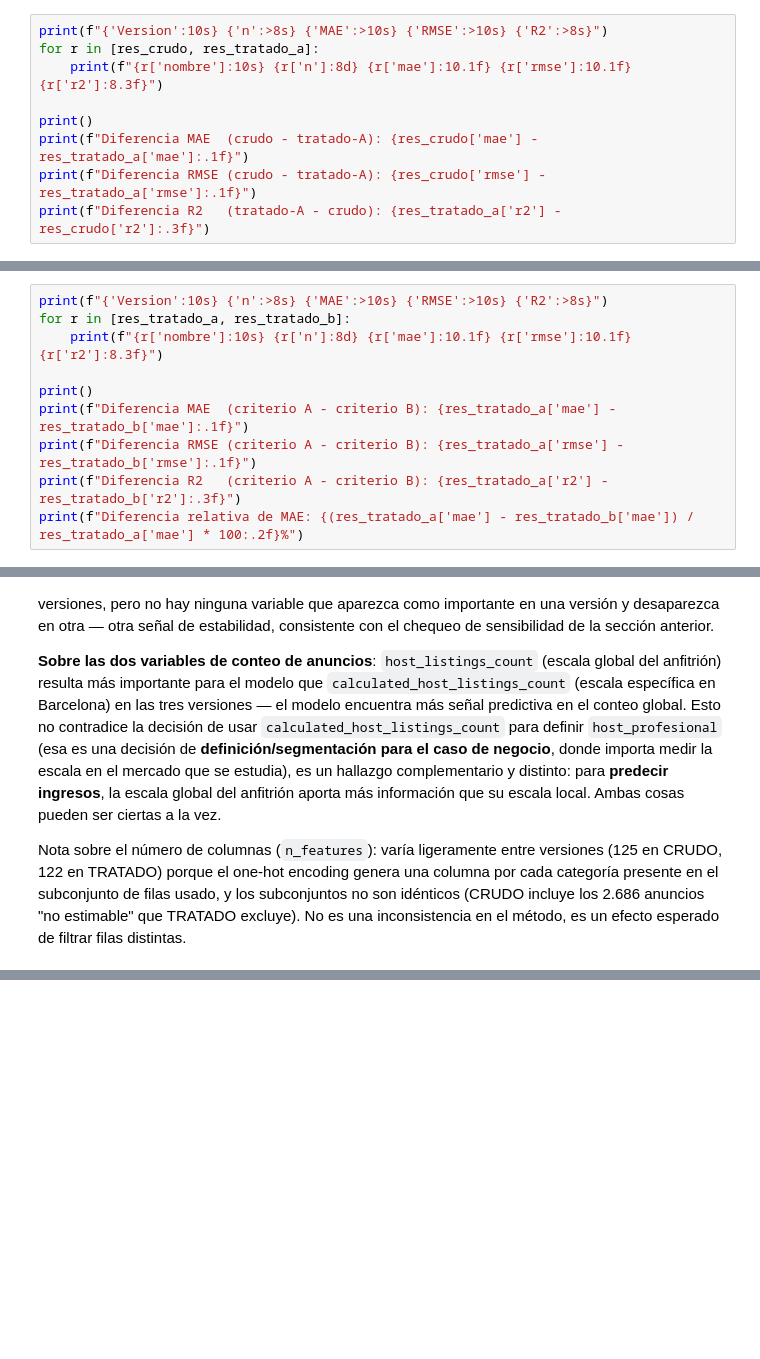
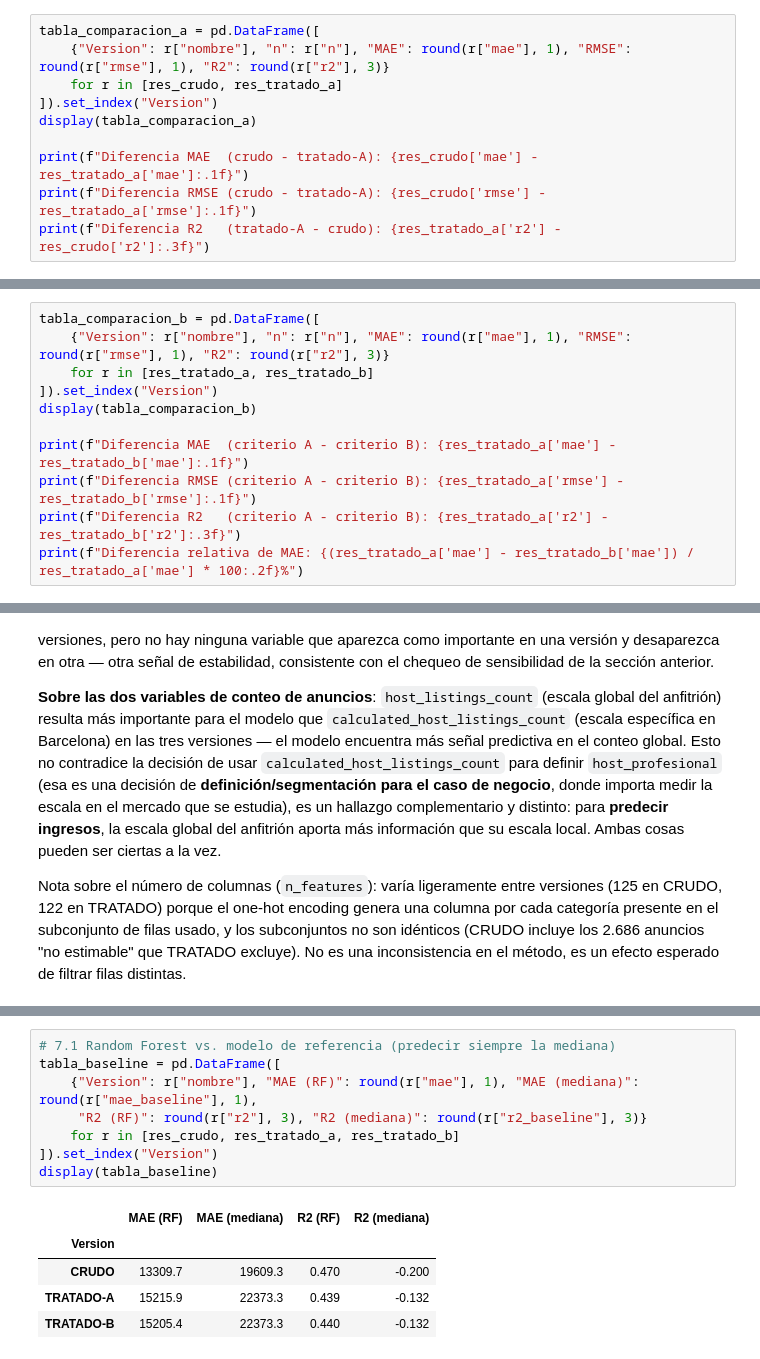
Before and after one commit to Leima20/DataTrust-Airbnb-Barcelona, a Jupyter notebook: notebooks/06_modelo_ml.ipynb, the cells around one changed output, grey strips where cells are left out. Drawn from its saved outputs; the diff is of its cells as text; blank space fills up the shorter version.

```diff
--- a/notebooks/06_modelo_ml.ipynb
+++ b/notebooks/06_modelo_ml.ipynb
@@ -132,11 +148,12 @@ TRATADO-A        n= 10669  n_features=122  MAE= 15215.9  RMSE= 23056.6  R2=0.439
 # %% [markdown]
 ## 4. Comparación CRUDO vs. TRATADO (objetivo 5 del proyecto)
 # %%
-print(f"{'Version':10s} {'n':>8s} {'MAE':>10s} {'RMSE':>10s} {'R2':>8s}")
-for r in [res_crudo, res_tratado_a]:
-    print(f"{r['nombre']:10s} {r['n']:8d} {r['mae']:10.1f} {r['rmse']:10.1f} {r['r2']:8.3f}")
+tabla_comparacion_a = pd.DataFrame([
+    {"Version": r["nombre"], "n": r["n"], "MAE": round(r["mae"], 1), "RMSE": round(r["rmse"], 1), "R2": round(r["r2"], 3)}
+    for r in [res_crudo, res_tratado_a]
+]).set_index("Version")
+display(tabla_comparacion_a)
 
-print()
 print(f"Diferencia MAE  (crudo - tratado-A): {res_crudo['mae'] - res_tratado_a['mae']:.1f}")
 print(f"Diferencia RMSE (crudo - tratado-A): {res_crudo['rmse'] - res_tratado_a['rmse']:.1f}")
 print(f"Diferencia R2   (tratado-A - crudo): {res_tratado_a['r2'] - res_crudo['r2']:.3f}")
@@ -181,9 +208,10 @@ TRATADO-B        n= 10669  n_features=122  MAE= 15205.4  RMSE= 23036.9  R2=0.440
 # %%
-print(f"{'Version':10s} {'n':>8s} {'MAE':>10s} {'RMSE':>10s} {'R2':>8s}")
-for r in [res_tratado_a, res_tratado_b]:
-    print(f"{r['nombre']:10s} {r['n']:8d} {r['mae']:10.1f} {r['rmse']:10.1f} {r['r2']:8.3f}")
+tabla_comparacion_b = pd.DataFrame([
+    {"Version": r["nombre"], "n": r["n"], "MAE": round(r["mae"], 1), "RMSE": round(r["rmse"], 1), "R2": round(r["r2"], 3)}
+    for r in [res_tratado_a, res_tratado_b]
+]).set_index("Version")
+display(tabla_comparacion_b)
 
-print()
 print(f"Diferencia MAE  (criterio A - criterio B): {res_tratado_a['mae'] - res_tratado_b['mae']:.1f}")
 print(f"Diferencia RMSE (criterio A - criterio B): {res_tratado_a['rmse'] - res_tratado_b['rmse']:.1f}")
 print(f"Diferencia R2   (criterio A - criterio B): {res_tratado_a['r2'] - res_tratado_b['r2']:.3f}")
@@ -243,0 +280,14 @@ Nota sobre el número de columnas (`n_features`): varía ligeramente entre versi
+# %%
+# 7.1 Random Forest vs. modelo de referencia (predecir siempre la mediana)
+tabla_baseline = pd.DataFrame([
+    {"Version": r["nombre"], "MAE (RF)": round(r["mae"], 1), "MAE (mediana)": round(r["mae_baseline"], 1),
+     "R2 (RF)": round(r["r2"], 3), "R2 (mediana)": round(r["r2_baseline"], 3)}
+    for r in [res_crudo, res_tratado_a, res_tratado_b]
+]).set_index("Version")
+display(tabla_baseline)
+# %% [output]
+|  | MAE (RF) | MAE (mediana) | R2 (RF) | R2 (mediana) |
+| Version |  |  |  |  |
+| CRUDO | 13309.7 | 19609.3 | 0.470 | -0.200 |
+| TRATADO-A | 15215.9 | 22373.3 | 0.439 | -0.132 |
+| TRATADO-B | 15205.4 | 22373.3 | 0.440 | -0.132 |
```
Also changed, not shown: parts of 43 cells of this notebook, 55 other files.
